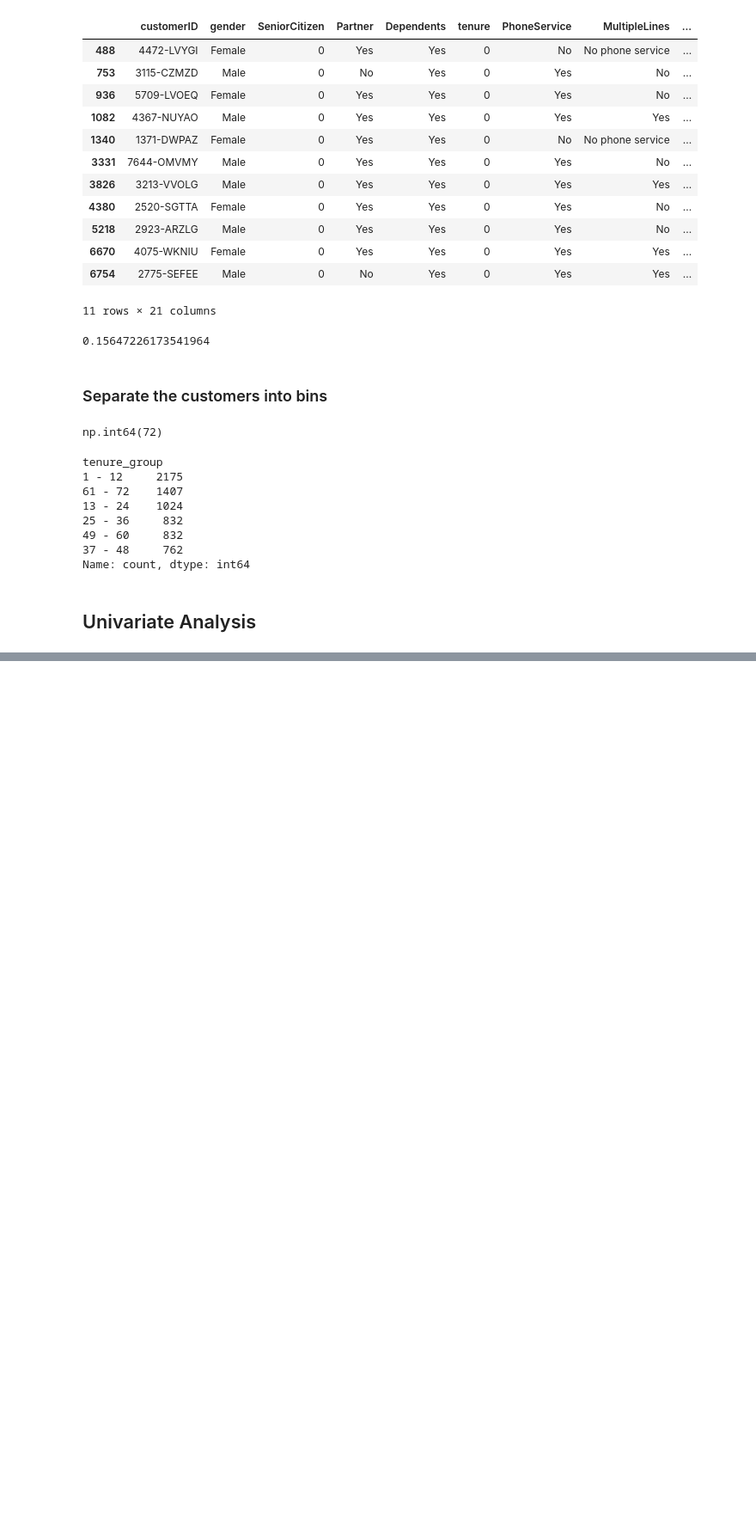
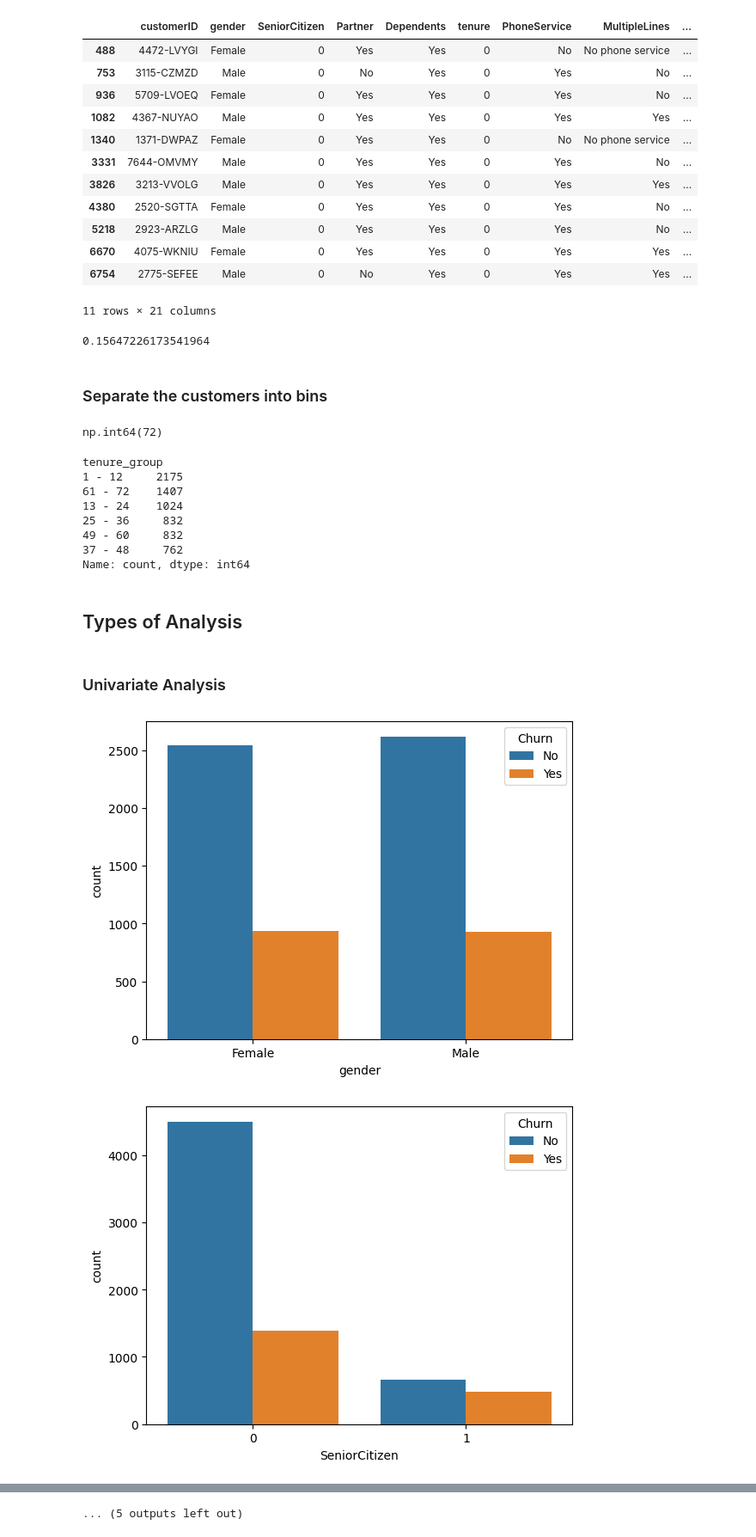
Before and after one commit to srsimonson/exploratory-data-analysis, a Jupyter notebook: customer_churn.ipynb, the cells around one changed output, grey strips where cells are left out. Shown at 86% size. Drawn from its saved outputs; the diff is of its cells as text; code cells hidden in the pictures; blank space fills up the shorter version.

Commit message:
univariate analysis

```diff
--- a/customer_churn.ipynb
+++ b/customer_churn.ipynb
@@ -220,4 +220,15 @@ Name: count, dtype: int64
 
 new_df.drop(columns=['customerID', 'tenure'], axis=1, inplace=True)
 # %% [markdown]
-## Univariate Analysis
+## Types of Analysis
+# %% [markdown]
+### Univariate Analysis
+# %%
+# automate charts
+
+for i, predictor in enumerate(new_df.drop(columns=['Churn', 'TotalCharges', 'MonthlyCharges'])):
+    plt.figure(i)
+    sns.countplot(data=new_df, x=predictor, hue='Churn')
+# %% [output]
+[figure, added]
+[figure, added]
@@ -223,0 +245 @@ new_df.drop(columns=['customerID', 'tenure'], axis=1, inplace=True)
+... (5 outputs left out)
```
Also changed, not shown: parts of 3 cells of this notebook.
